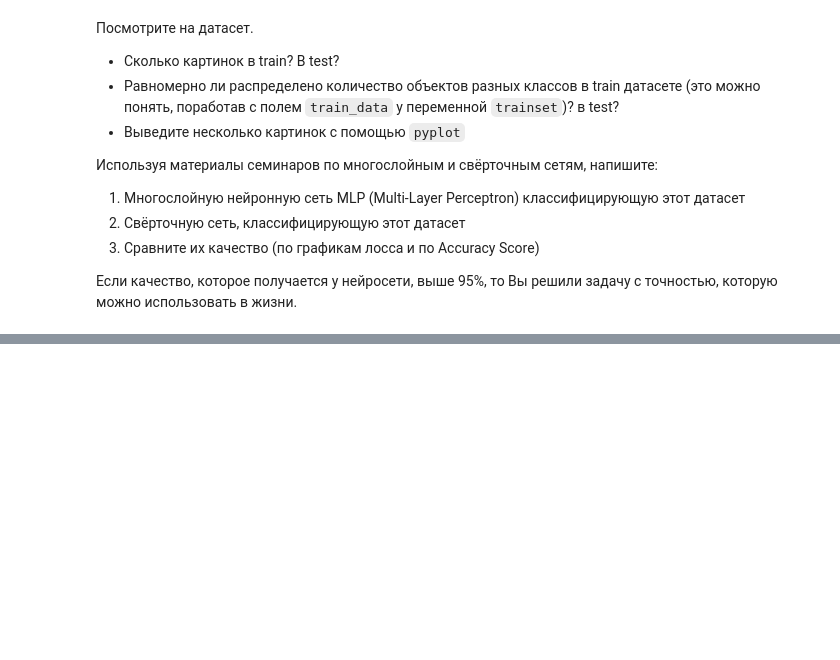
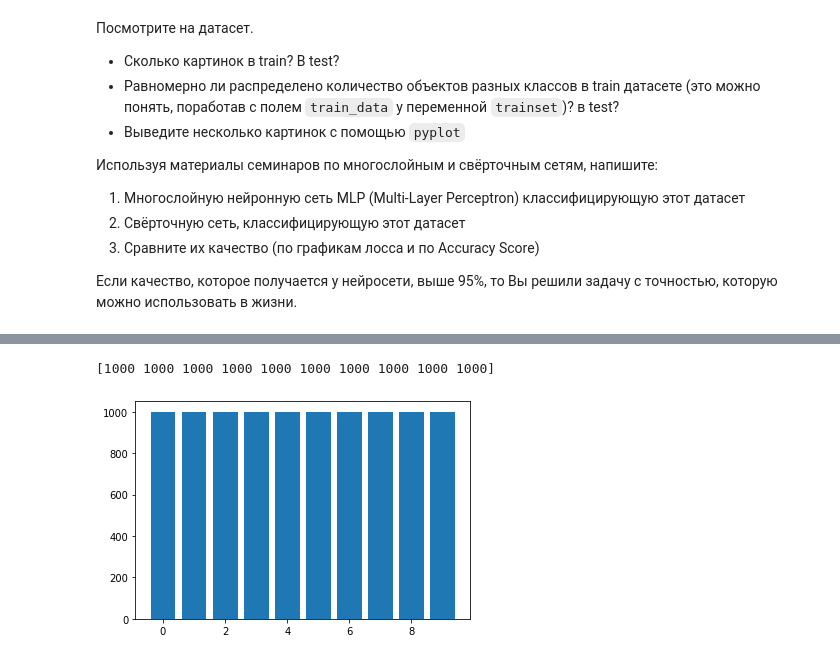
Before and after one commit to VanjaRo/ML-ITMO-Course, a Jupyter notebook: lab7_2.ipynb, the cells around one changed output, grey strips where cells are left out. Saved outputs shown, nothing was run; the diff lists cells and outputs as text; code cells hidden in the pictures; blank space fills up the shorter version.

```diff
--- a/lab7_2.ipynb
+++ b/lab7_2.ipynb
@@ -71,0 +117,8 @@ Done!
+# %%
+# Test distribution
+unique_test, counts_test = np.unique(testloader.dataset.targets, return_counts=True)
+plt.bar(unique_test, counts_test)
+print(counts_test)
+# %% [output]
+[1000 1000 1000 1000 1000 1000 1000 1000 1000 1000]
+[figure, added]
```
Also changed, not shown: parts of 26 cells of this notebook.
